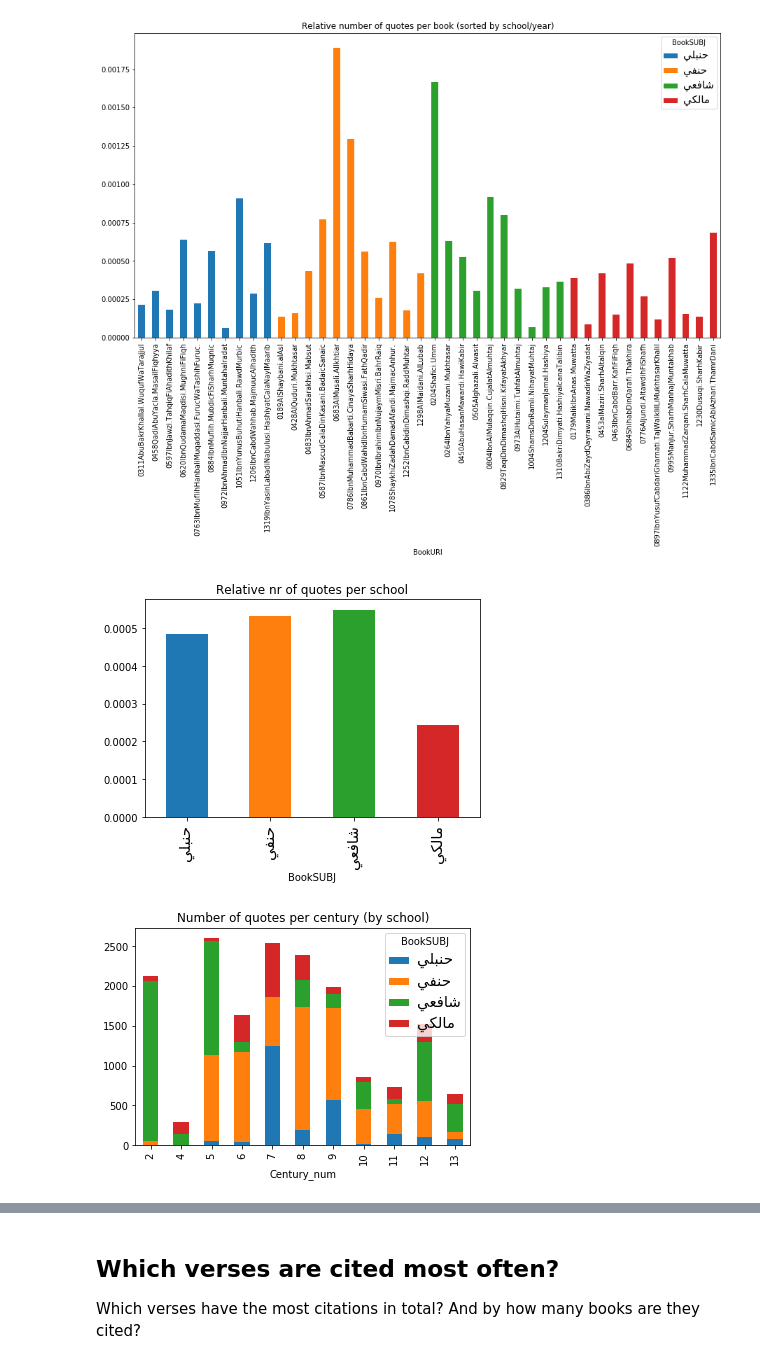
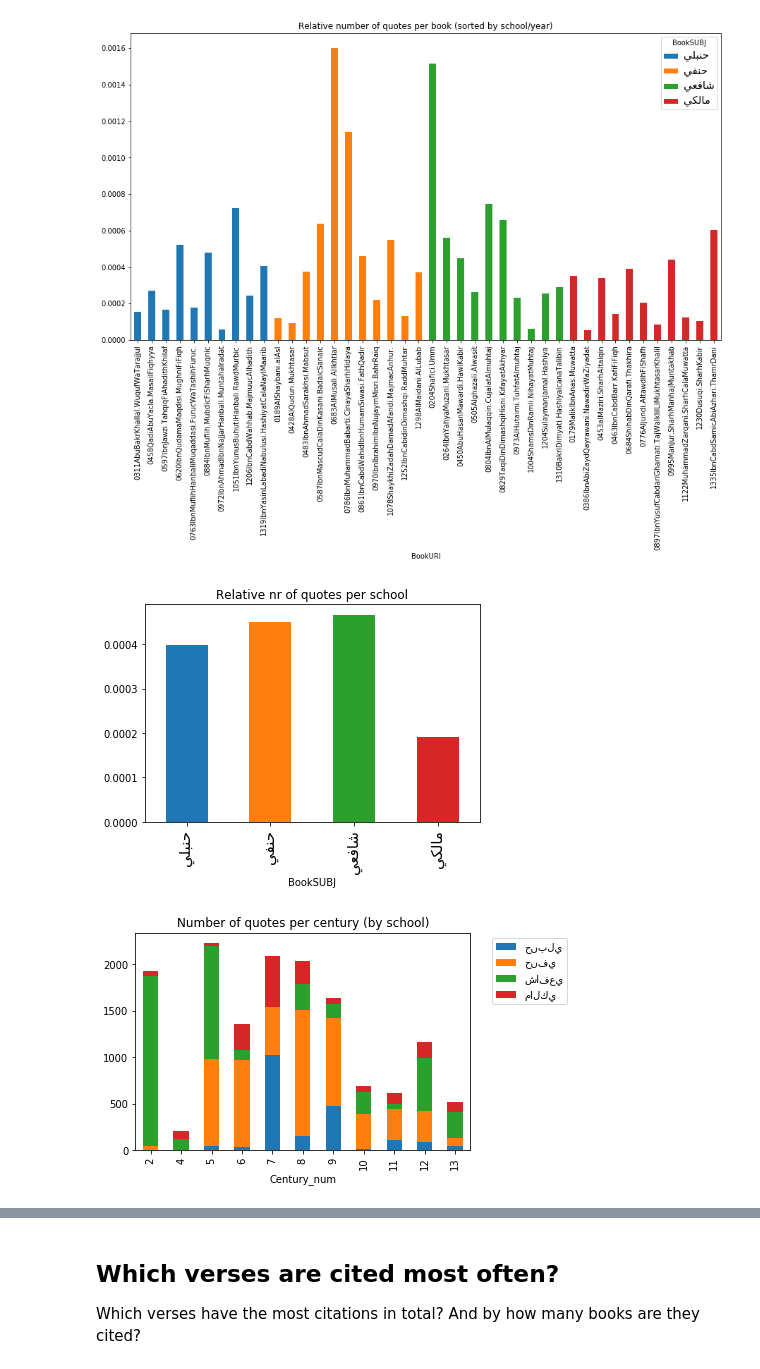
Before and after one commit to arabic-digital-humanities/adhtools, a Jupyter notebook: notebooks/QuranQuotesNetwork.ipynb, the cells around one changed output, grey strips where cells are left out. Saved outputs shown, nothing was run; the diff lists cells and outputs as text; code cells hidden in the pictures.

```diff
--- a/notebooks/QuranQuotesNetwork.ipynb
+++ b/notebooks/QuranQuotesNetwork.ipynb
@@ -10,6 +25,6 @@ fpath = '/media/sf_VBox_Shared/Arabic/Analyses/Fiqh_final2/quotes'
 # %%
-links_df = pd.read_csv(os.path.join(fpath, 'fiqh_quran_links.csv'))
-nodes_aya_df = pd.read_csv(os.path.join(fpath, 'fiqh_quran_aya_nodes.csv'))
+links_df = pd.read_csv(os.path.join(fpath, 'fiqh_quran_links_v2.csv'))
+nodes_aya_df = pd.read_csv(os.path.join(fpath, 'fiqh_quran_aya_nodes_v2.csv'))
 nodes_books_df = pd.read_csv(os.path.join(fpath, 'fiqh_quran_book_nodes.csv'))
 quotes_df = pd.read_csv(os.path.join(fpath, 'quran_quotes.csv'))
 # %%
@@ -60,7 +75,7 @@ for t in leg.get_texts():
 plt.title('Relative number of quotes per book (sorted by school/year)')
 plt.show()
 # %% [output]
-[figure, old version]
+[figure, new version]
 # %%
 rel_count_per_school = merged_df.groupby('BookSUBJ')['Weight'].sum() / nr_tokens_per_book.groupby('BookSUBJ').sum()
 barplot = rel_count_per_school.plot(kind='bar')
@@ -69,7 +84,7 @@ plt.xticks(fontsize=15)
 plt.title('Relative nr of quotes per school')
 plt.show()
 # %% [output]
-[figure, old version]
+[figure, new version]
 # %%
 import re
 merged_df['Century_num'] = merged_df.Century.apply(lambda s: int(re.match('^[0-9]*', s).group(0)))
@@ -78,14 +93,15 @@ count_per_century_subj = merged_df.groupby(['Century_num', 'BookSUBJ'])['Weight'
 # %%
 # Total number of quotes per century, per school
 barplot = count_per_century_subj.unstack().plot(kind='bar', stacked=True)
 leg = barplot.axes.get_legend()
 for t in leg.get_texts():
     t.set_text(reshape_arabic(t.get_text()))
     t.set_fontsize(15)
 plt.title('Number of quotes per century (by school)')
+plt.legend(bbox_to_anchor=(1.05, 1), loc=2)
 plt.show()
 # %% [output]
-[figure, old version]
+[figure, new version]
 # %%
 nrtokens_per_century_book = merged_df.groupby(['BookURI', 'Century_num'])['Number_of_tokens'].min()
 # %%
```
Also changed, not shown: parts of 16 cells of this notebook, 2 other files.
